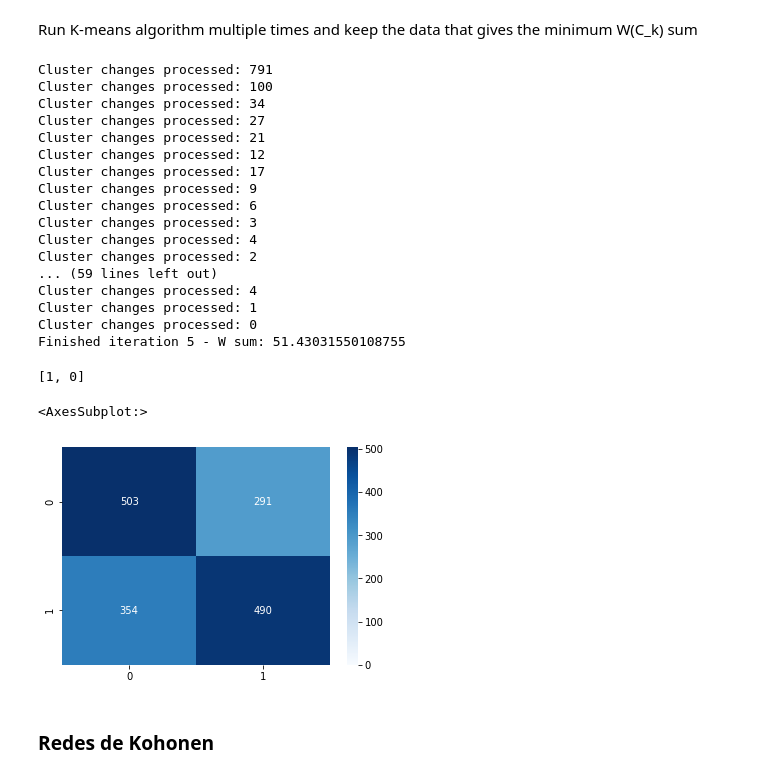
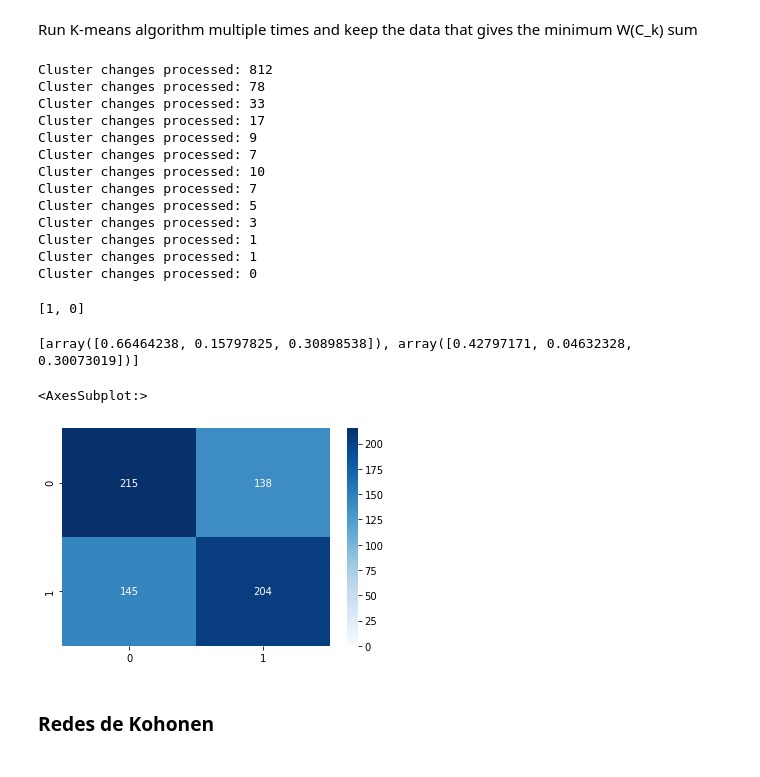
Before and after one commit to FelipeGorostiaga/MachineLearning, a Jupyter notebook: src/tp4/tp4.ipynb, the cells around one changed output. Cells and saved outputs as stored; diff of their text form; code cells hidden in the pictures.

```diff
--- a/src/tp4/tp4.ipynb
+++ b/src/tp4/tp4.ipynb
@@ -541,11 +538,10 @@ for key in confusion_matrix.keys():
     columns.append(key)
     confusion_matrix[key] = { 0: 0, 1: 0 }
 
-for clase, cluster in zip(ctr_cluster_classes, clusters_ctr_dist[-1]):
-    for _, test_row in normalized_test_df.iterrows():
-        real_class = test_row[result_column]
-        predicted_class = classify_with_centroids(clusters_centroids, ctr_cluster_classes, test_row[numeric_columns])
-        confusion_matrix[real_class][predicted_class] += 1
+for _, test_row in normalized_test_df.iterrows():
+    real_class = test_row[result_column]
+    predicted_class = classify_with_centroids(clusters_centroids, ctr_cluster_classes, test_row[numeric_columns])
+    confusion_matrix[real_class][predicted_class] += 1
 
 confusion_df = { key : list(confusion_matrix[key].values()) for key in confusion_matrix.keys() }
 confusion_df = pd.DataFrame.from_dict(confusion_df, orient='index', columns=columns)
@@ -630,10 +626,10 @@ def get_W(data, cluster):
             W += sum(map(lambda x: (x[0] - x[1])**2, zip(point_1, point_2)))
     return W / len(cluster_indices)
 
-def K_means_best(data, iterations=5, K=2):
+def K_means_best(data, iterations=10, K=2):
     min_W_sum = None
     for i in range(iterations):
-        sample, _ = train_test_split(data, test_size=0.3)
+        sample, test = train_test_split(data, test_size=0.3)
         K_means_clusters = K_means(sample, K)
         W_sum = 0
 
@@ -643,7 +639,7 @@ def K_means_best(data, iterations=5, K=2):
 
         # Get the best clusters based on minimum W sum
         if min_W_sum is None or W_sum < min_W_sum[1]:
-            min_W_sum = (K_means_clusters, W_sum, sample)
+            min_W_sum = (K_means_clusters, W_sum, sample, test)
 
         print(f"Finished iteration {i+1} - W sum: {W_sum}")
 
@@ -732,51 +717,52 @@ get_W(complete_numeric_norm_df, K_means_clusters[2])
 # %% [markdown]
 Run K-means algorithm multiple times and keep the data that gives the minimum W(C_k) sum
 # %%
-K_means_best_clusters, min_W_sum, K_means_best_sample = K_means_best(complete_numeric_norm_df, 5, 2)
+K_means_best_clusters, min_W_sum, K_means_best_sample, K_means_best_test = K_means_best(complete_numeric_norm_df, 10, 2)
 # %% [output]
-Cluster changes processed: 791
-Cluster changes processed: 100
-Cluster changes processed: 34
-Cluster changes processed: 27
-Cluster changes processed: 21
-Cluster changes processed: 12
+Cluster changes processed: 812
+Cluster changes processed: 78
+Cluster changes processed: 33
 Cluster changes processed: 17
 Cluster changes processed: 9
-Cluster changes processed: 6
+Cluster changes processed: 7
+Cluster changes processed: 10
+Cluster changes processed: 7
+Cluster changes processed: 5
 Cluster changes processed: 3
-Cluster changes processed: 4
-Cluster changes processed: 2
-... (59 lines left out)
-Cluster changes processed: 4
+Cluster changes processed: 1
 Cluster changes processed: 1
 Cluster changes processed: 0
-Finished iteration 5 - W sum: 51.43031550108755
 # %%
 K_means_best_classes = classify_K_means_best(complete_normalized_df, K_means_best_sample, K_means_best_clusters)
 # %%
 K_means_best_classes
 # %% [output]
 [1, 0]
+# %%
+k_means_clusters_centroids = list(map(lambda x: x["centroid"], K_means_best_clusters.values()))
+print(k_means_clusters_centroids)
+# %% [output]
+[array([0.66464238, 0.15797825, 0.30898538]), array([0.42797171, 0.04632328, 0.30073019])]
 # %%
 # Armado de matriz de confusión (filas: valores reales; columnas: valores predictivos)
 confusion_matrix = { 0: {}, 1: {} }
 columns = []
 for key in confusion_matrix.keys():
     columns.append(key)
     confusion_matrix[key] = { 0: 0, 1: 0 }
 
-for clase, cluster in zip(K_means_best_classes, K_means_best_clusters.values()):
-    for index in cluster["indices"]:
-        real_class = complete_normalized_df[result_column].loc[K_means_best_sample.index[index]]
-        confusion_matrix[real_class][clase] += 1
+for idx, test_row in K_means_best_test.iterrows():
+    real_class = complete_normalized_df[result_column].loc[idx]
+    predicted_class = classify_with_centroids(k_means_clusters_centroids, K_means_best_classes, test_row[numeric_columns])
+    confusion_matrix[real_class][predicted_class] += 1
 
 confusion_df = { key : list(confusion_matrix[key].values()) for key in confusion_matrix.keys() }
 confusion_df = pd.DataFrame.from_dict(confusion_df, orient='index', columns=columns)
 
 sns.heatmap(confusion_df, annot=True, cmap='Blues', fmt='g', vmin=0)
 # %% [output]
 <AxesSubplot:>
-[figure, old version]
+[figure, new version]
 # %% [markdown]
 ### Redes de Kohonen
 # %%
```
Also changed, not shown: parts of 27 cells of this notebook.
